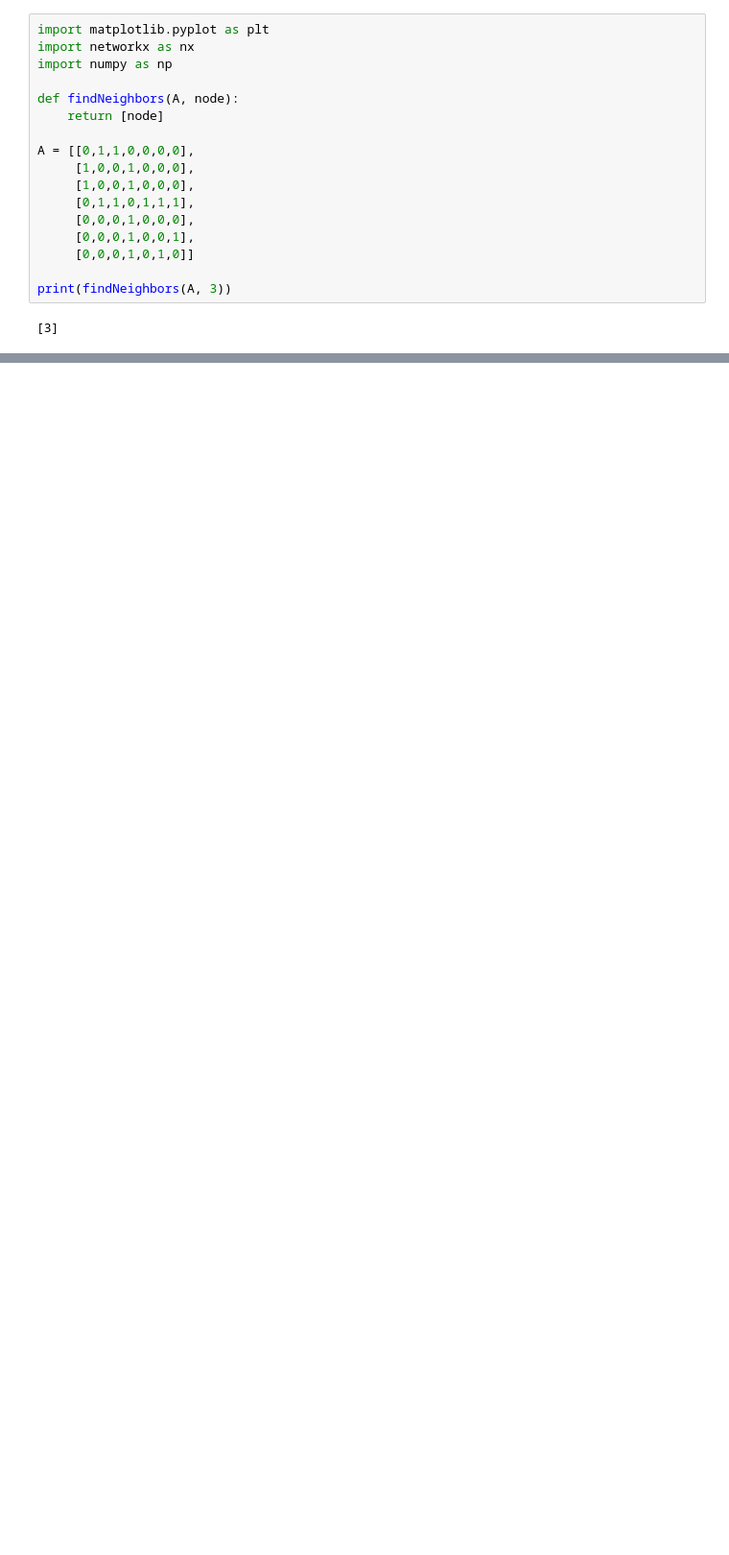
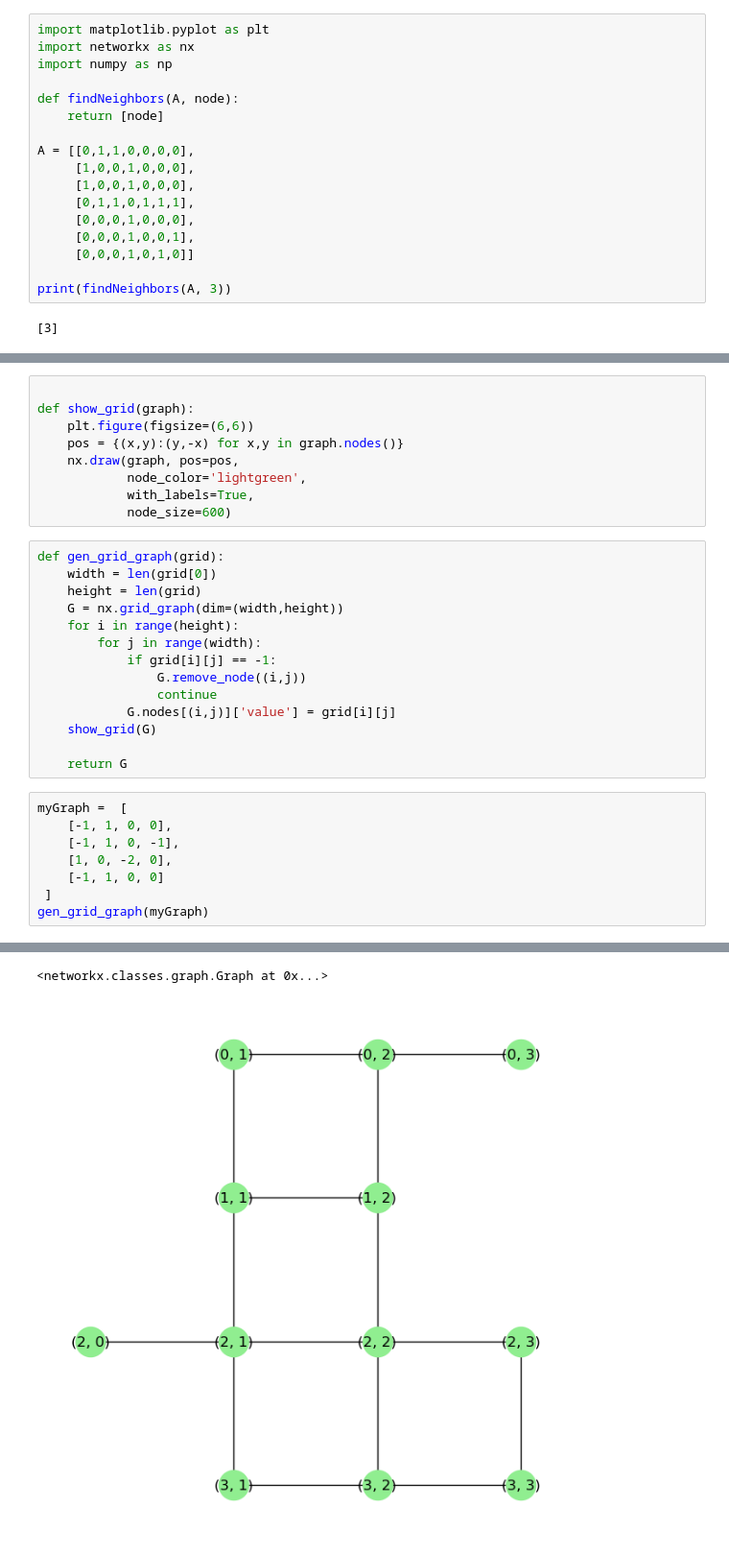
Before and after one commit to c-rothschild/DSA-inclass, a Jupyter notebook: in-class/networkx/graphs_starter.ipynb, the cells around one changed output, grey strips where cells are left out. Shown at 96% size. Saved outputs shown, nothing was run; the diff lists cells and outputs as text; blank space fills up the shorter version.

Commit message:
completed grid graph asmt

```diff
--- a/in-class/networkx/graphs_starter.ipynb
+++ b/in-class/networkx/graphs_starter.ipynb
@@ -43,0 +68,32 @@ findNeighbors(A, 3)
+# %%
+
+def show_grid(graph):
+    plt.figure(figsize=(6,6))
+    pos = {(x,y):(y,-x) for x,y in graph.nodes()}
+    nx.draw(graph, pos=pos,
+            node_color='lightgreen',
+            with_labels=True,
+            node_size=600)
+# %%
+def gen_grid_graph(grid):
+    width = len(grid[0])
+    height = len(grid)
+    G = nx.grid_graph(dim=(width,height))
+    for i in range(height):
+        for j in range(width):
+            if grid[i][j] == -1:
+                G.remove_node((i,j))
+                continue
+            G.nodes[(i,j)]['value'] = grid[i][j]
+    show_grid(G)
+
+    return G
+# %%
+myGraph =  [
+    [-1, 1, 0, 0],
+    [-1, 1, 0, -1],
+    [1, 0, -2, 0],
+    [-1, 1, 0, 0]
+ ]
+gen_grid_graph(myGraph)
+# %% [output]
@@ -43,0 +101,2 @@ findNeighbors(A, 3)
+<networkx.classes.graph.Graph at 0x...>
+[figure, added]
```
Also changed, not shown: parts of 4 cells of this notebook, 1 other file.
